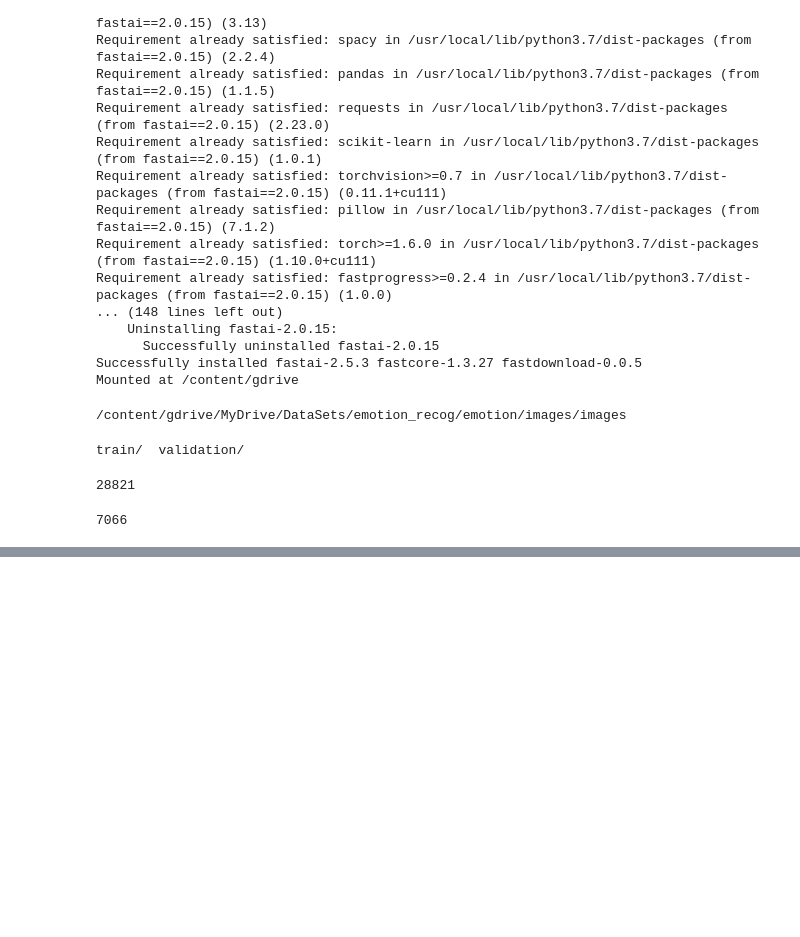
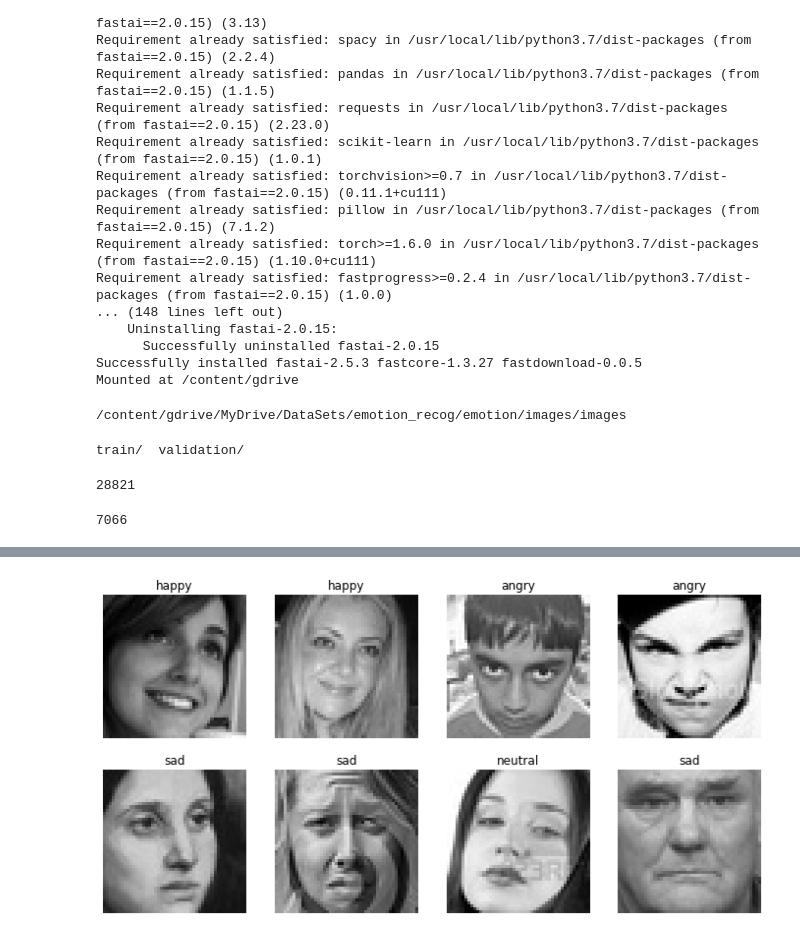
Before and after one commit to Aravinda89/emotion, a Jupyter notebook: Emotion_Recog.ipynb, the cells around one changed output, grey strips where cells are left out. Cells and saved outputs as stored; diff of their text form; code cells hidden in the pictures; blank space fills up the shorter version.

```diff
--- a/Emotion_Recog.ipynb
+++ b/Emotion_Recog.ipynb
@@ -82,0 +113,13 @@ len(test_imgs)
+# %%
+emotion_dblk = DataBlock(
+                          blocks=(ImageBlock, CategoryBlock),
+                          get_items=get_image_files,
+                          splitter=RandomSplitter(valid_pct=0.2, seed=42),
+                          get_y=parent_label,
+                          item_tfms=Resize(48) )
+# %%
+emotion_dblks = emotion_dblk.new(item_tfms=Resize(48, ResizeMethod.Squish))
+# cars = cars.new(item_tfms=Resize(224, ResizeMethod.Squish), batch_tfms=aug_transforms(mult=2))
+dls = emotion_dblks.dataloaders(path)
+# %% [output]
+[figure, added]
```
Also changed, not shown: parts of 9 cells of this notebook.
